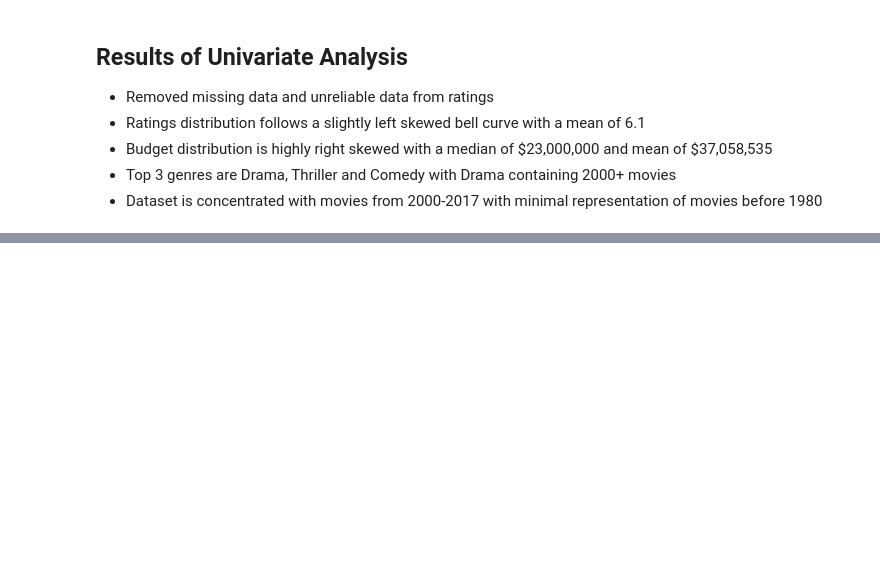
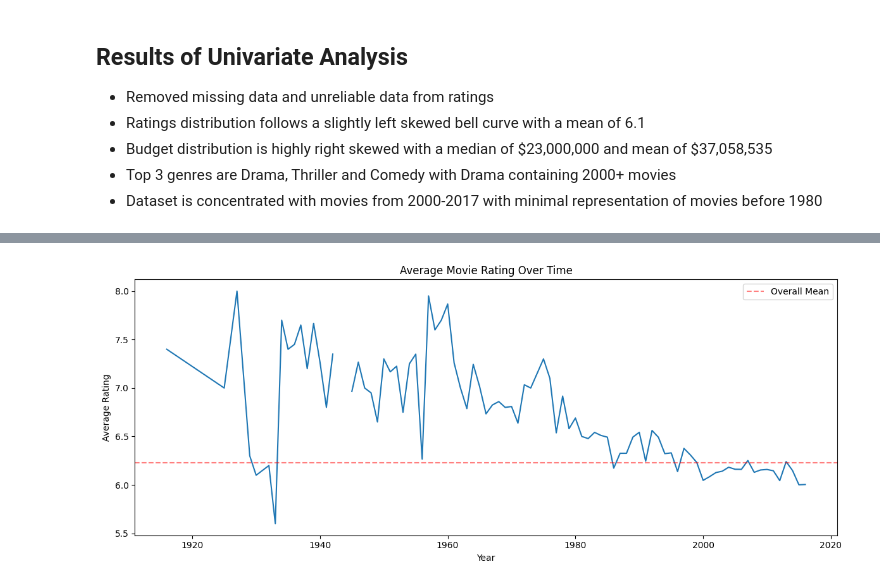
Before and after one commit to Ishan-Mishra21/Movies-EDA, a Jupyter notebook: MoviesEDA.ipynb, the cells around one changed output, grey strips where cells are left out. Drawn from its saved outputs; the diff is of its cells as text; code cells hidden in the pictures; blank space fills up the shorter version.

```diff
--- a/MoviesEDA.ipynb
+++ b/MoviesEDA.ipynb
@@ -268,0 +323,15 @@ plt.show()
+# %%
+#Looking at how the average ratings have evolved over the years
+yearly_ratings = df.groupby("Release_Year")["vote_average"].mean()
+
+fig, ax = plt.subplots(figsize=(12, 5))
+ax.plot(yearly_ratings.index, yearly_ratings.values)
+ax.set_title("Average Movie Rating Over Time")
+ax.set_xlabel("Year")
+ax.set_ylabel("Average Rating")
+ax.axhline(df["vote_average"].mean(), color="red", linestyle="--", alpha=0.5, label="Overall Mean")
+ax.legend()
+plt.tight_layout()
+plt.show()
+# %% [output]
+[figure, added]
```
Also changed, not shown: parts of 8 cells of this notebook.
